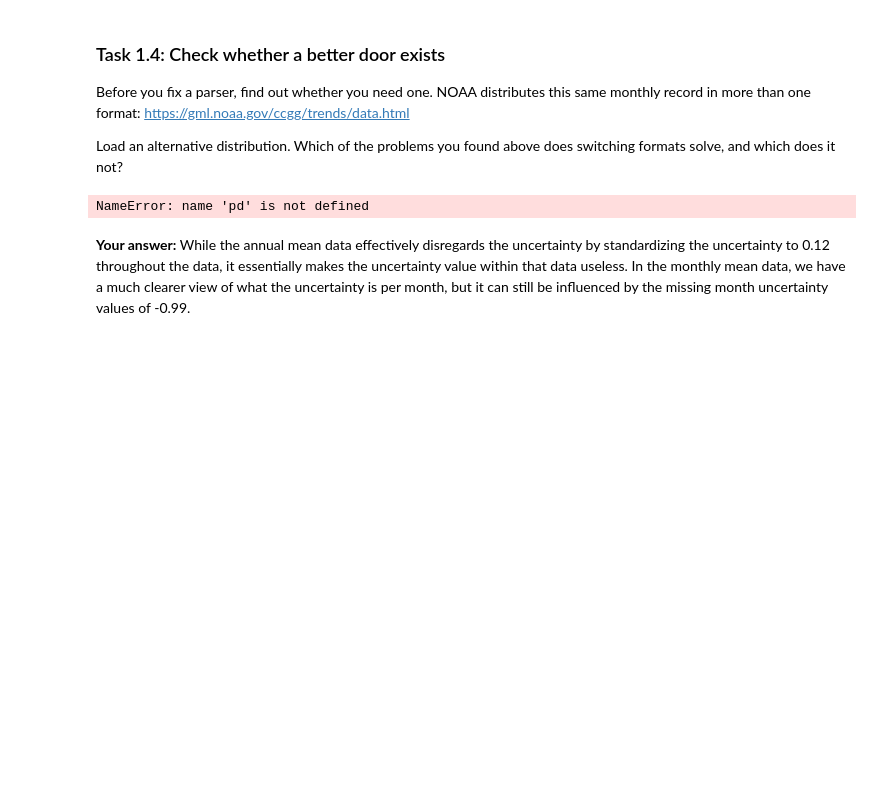
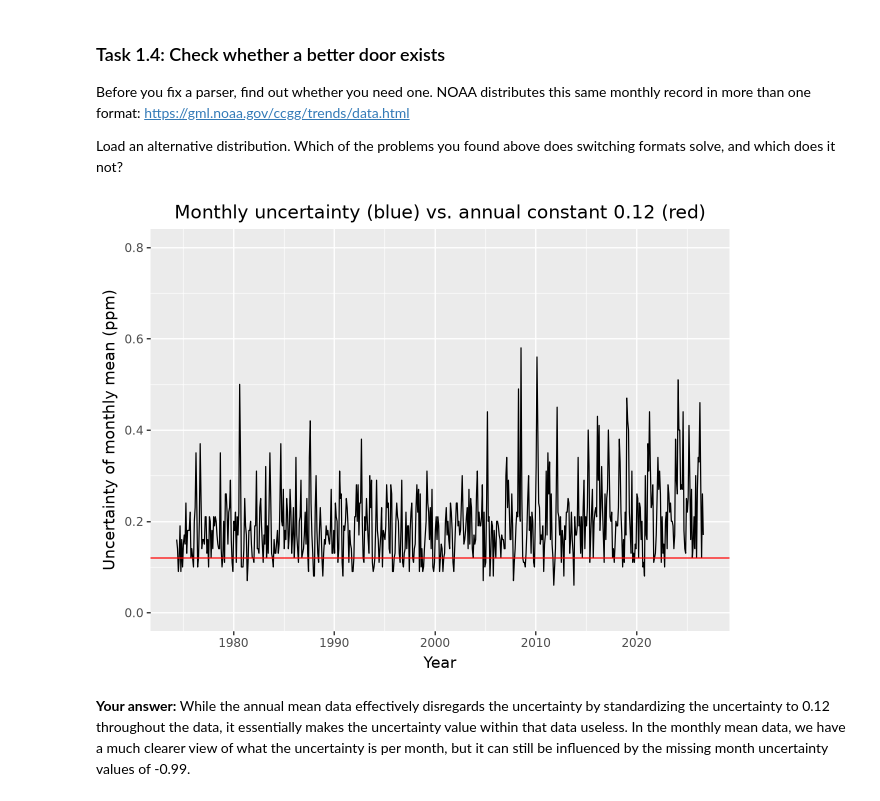
Before and after one commit to zacsignorino/climate-module-zacs26, a Jupyter notebook: climate.ipynb, the cells around one changed output. Cells and saved outputs as stored; diff of their text form; code cells hidden in the pictures; blank space fills up the shorter version.

```diff
--- a/climate.ipynb
+++ b/climate.ipynb
@@ -146,18 +146,37 @@ in more than one format: <https://gml.noaa.gov/ccgg/trends/data.html>
 
 Load an alternative distribution. Which of the problems you found above does switching formats
 solve, and which does it not?
-# %%
-annual = pd.read_csv(
-    "https://gml.noaa.gov/webdata/ccgg/trends/co2/co2_annmean_mlo.txt",
-    sep=r"\s+",
-    comment="#",
-    header=None,
-    names=["year", "mean", "unc"],
-)
-
-annual
-# %% [output]
-NameError: name 'pd' is not defined
+# %%
+annual = pd.read_csv(
+    "https://gml.noaa.gov/webdata/ccgg/trends/co2/co2_annmean_mlo.txt",
+    sep=r"\s+",
+    comment="#",
+    header=None,
+    names=["year", "mean", "unc"],
+)
+
+annual
+annual["unc"].value_counts()
+monthly = pd.read_csv(
+    "https://gml.noaa.gov/webdata/ccgg/trends/co2/co2_mm_mlo.csv",
+    comment="#",
+)
+
+monthly
+flagged = monthly["unc"] < 0
+
+flagged.sum()
+
+monthly_valid = monthly.loc[monthly["unc"] > 0].rename(columns={"decimal date": "date"})
+
+(ggplot(monthly_valid, aes(x="date", y="unc"))
+ + geom_line()
+ + ylim(0, 0.8)
+ + geom_hline(yintercept=0.12, color="red")
+ + labs(x="Year", y="Uncertainty of monthly mean (ppm)",
+        title="Monthly uncertainty (blue) vs. annual constant 0.12 (red)"))
+# %% [output]
+[figure, added]
 # %% [markdown]
 **Your answer:** While the annual mean data effectively disregards the uncertainty by standardizing the uncertainty to 0.12 throughout the data, it essentially makes the uncertainty value within that data useless. In the monthly mean data, we have a much clearer view of what the uncertainty is per month, but it can still be influenced by the missing month uncertainty values of -0.99.
 # %% [markdown]
```
Also changed, not shown: parts of 21 cells of this notebook.
